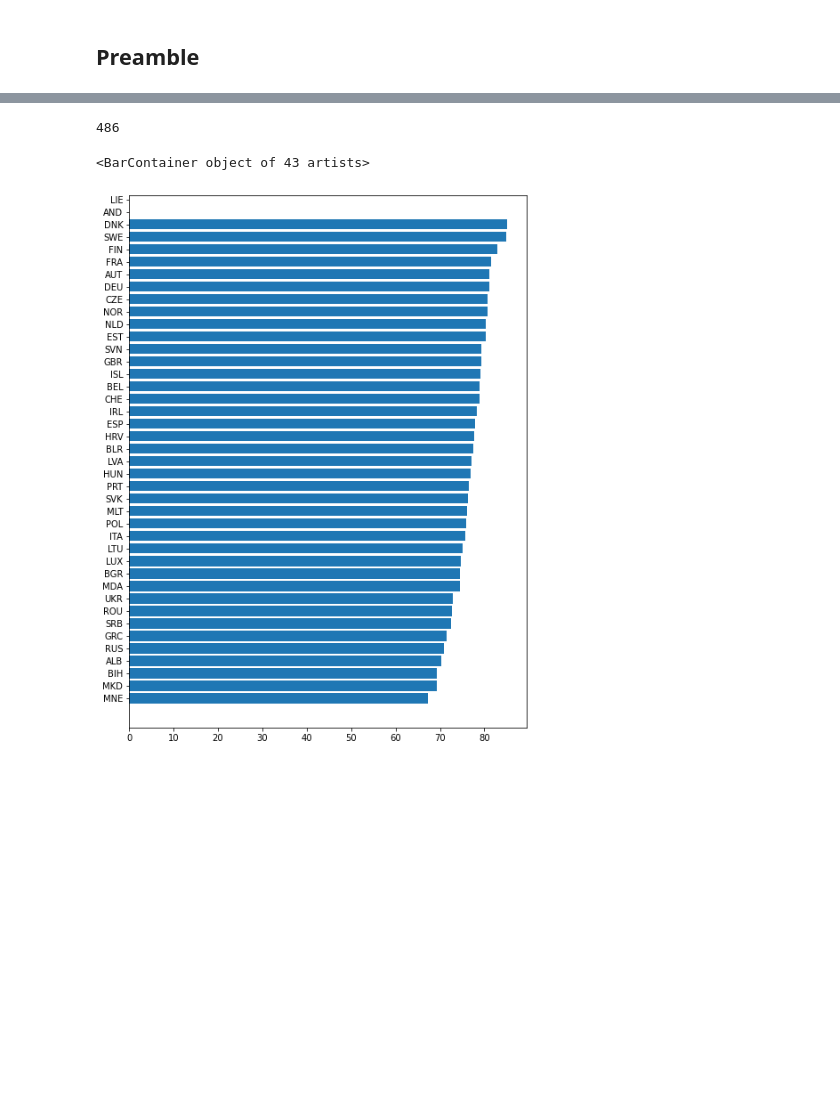
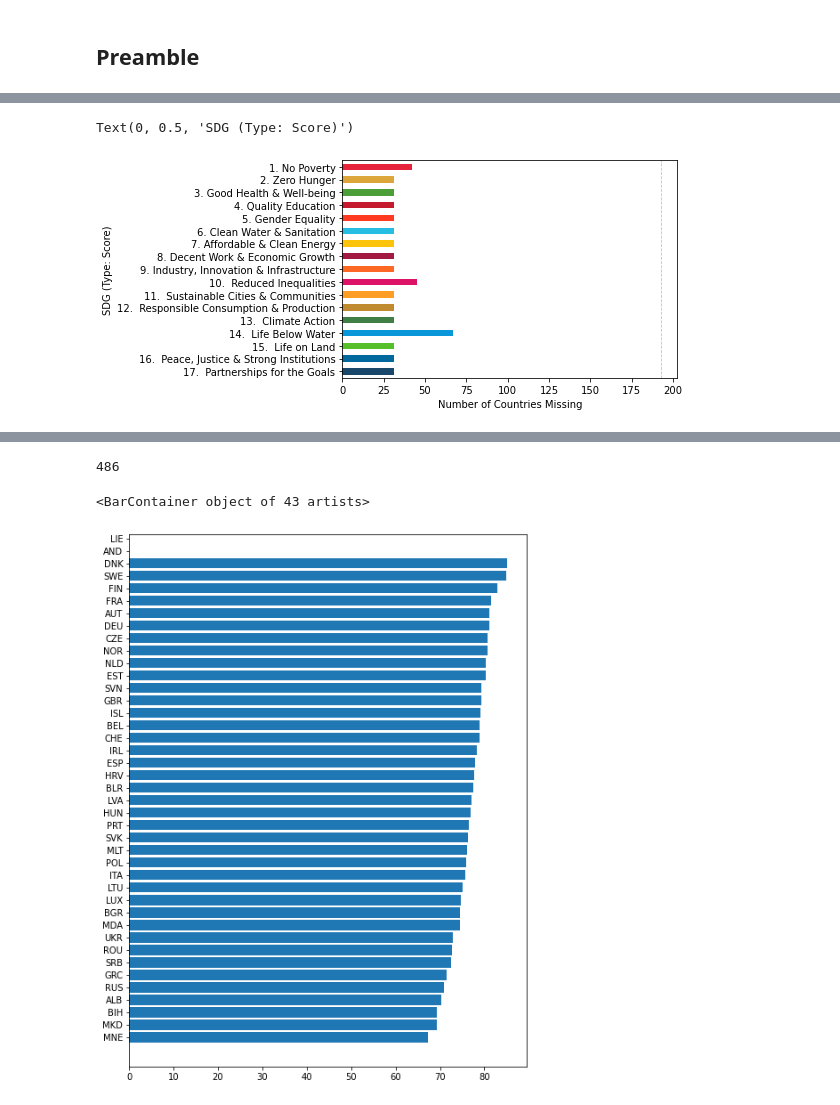
Before and after one commit to nestauk/sdg-mapping, a Jupyter notebook: notebooks/dev/SDG_index.ipynb, the cells around one changed output, grey strips where cells are left out. Cells and saved outputs as stored; diff of their text form; code cells hidden in the pictures; blank space fills up the shorter version.

Commit message:
Additional analysis on SDG index analysis notebook

```diff
--- a/notebooks/dev/SDG_index.ipynb
+++ b/notebooks/dev/SDG_index.ipynb
@@ -29,0 +77,2 @@ European DF
+# %%
+sdg_index_df = clean_df[score_order + regscore_order + trend_order + dash_order]
@@ -29,0 +87,5 @@ European DF
+# %%
+goal_cols = [i for i in sdg_index_df.columns if (('score' in i) and ('goal' in i)) and ('regional' not in i)]
+goal_region_cols = [i for i in sdg_index_df.columns if (('score' in i) and ('goal' in i)) and ('regional' in i)]
+trend_cols = [i for i in sdg_index_df.columns if 'trend' in i]
+dashboard_cols = [i for i in sdg_index_df.columns if (('dashboard' in i) and ('goal' in i))]
@@ -29,0 +188,20 @@ European DF
+# %%
+sdg_map_score = {
+    'goal_1_score': 1,
+    'goal_2_score': 2,
+    'goal_3_score': 3,
+    'goal_4_score': 4,
+    'goal_5_score': 5,
+    'goal_6_score': 6,
+    'goal_7_score': 7,
+    'goal_8_score': 8,
+    'goal_9_score': 9,
+    'goal_10_score': 10,
+    'goal_11_score': 11,
+    'goal_12_score': 12,
+    'goal_13_score': 13,
+    'goal_14_score': 14,
+    'goal_15_score': 15,
+    'goal_16_score': 16,
+    'goal_17_score': 17
+}
@@ -29,0 +270,5 @@ European DF
+# %%
+missing_vals_score['field'] = missing_vals_score['field'].map(sdg_map_score)
+missing_vals_regscore['field'] = missing_vals_regscore['field'].map(sdg_map_regscore)
+missing_vals_trend['field'] = missing_vals_trend['field'].map(sdg_map_trend)
+missing_vals_dash['field'] = missing_vals_dash['field'].map(sdg_map_dash)
@@ -29,0 +337,14 @@ European DF
+# %%
+# plt.barh(missing_vals_fields.index, missing_vals_fields.values)
+# sns.barplot(x='frequency', y='field', color=color_map, data=missing_vals_score)
+fig, ax = plt.subplots()
+p = missing_vals_score.set_index('field').sort_index()
+p.frequency.plot.barh(ax=ax,  color=sdg_hex_color_codes().values())
+ax.set_yticklabels(sdg_names().values())
+ax.invert_yaxis()
+ax.axvline(x=len(sdg_index_df), color='grey', linestyle= '--', linewidth=0.8, alpha=0.5)
+plt.xlabel('Number of Countries Missing')
+plt.ylabel('SDG (Type: Score)')
+# %% [output]
+Text(0, 0.5, 'SDG (Type: Score)')
+[figure, added]
```
Also changed, not shown: parts of 92 cells of this notebook.
